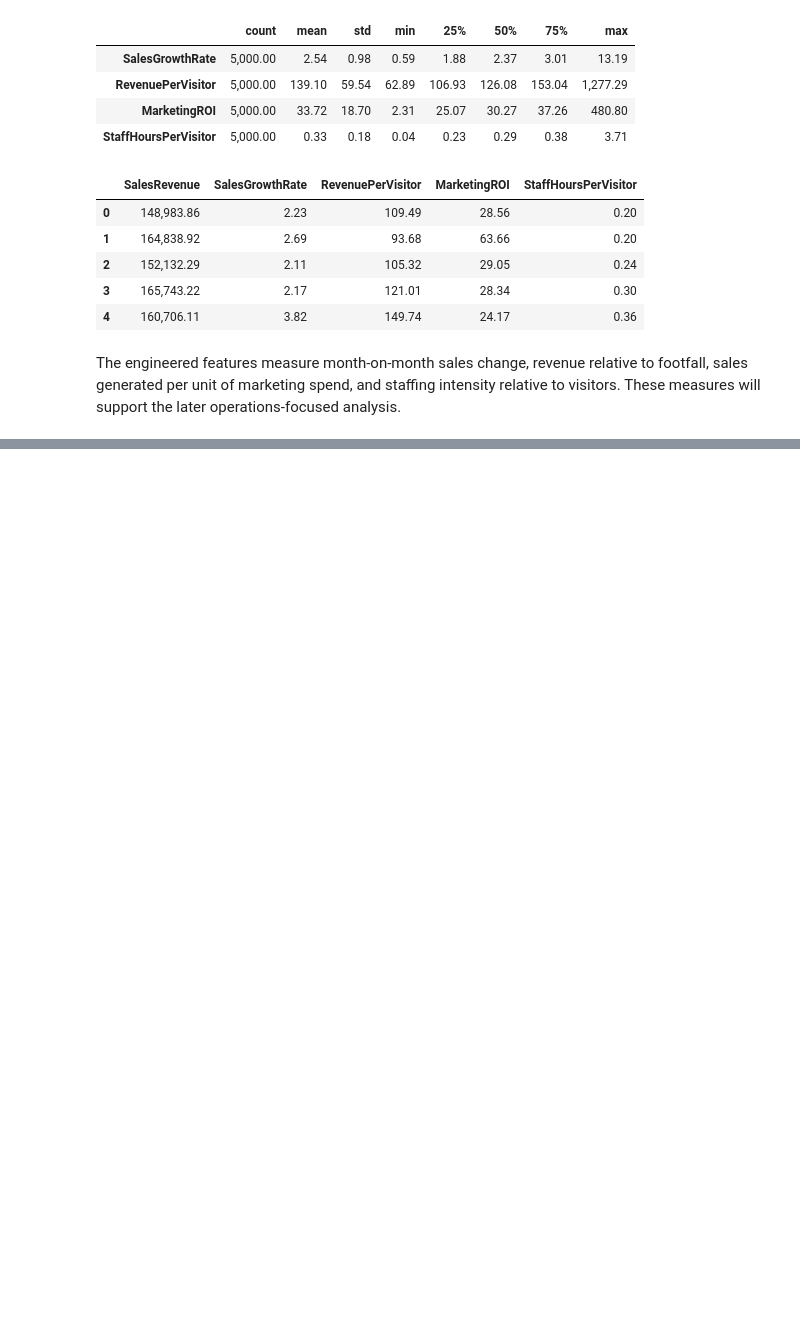
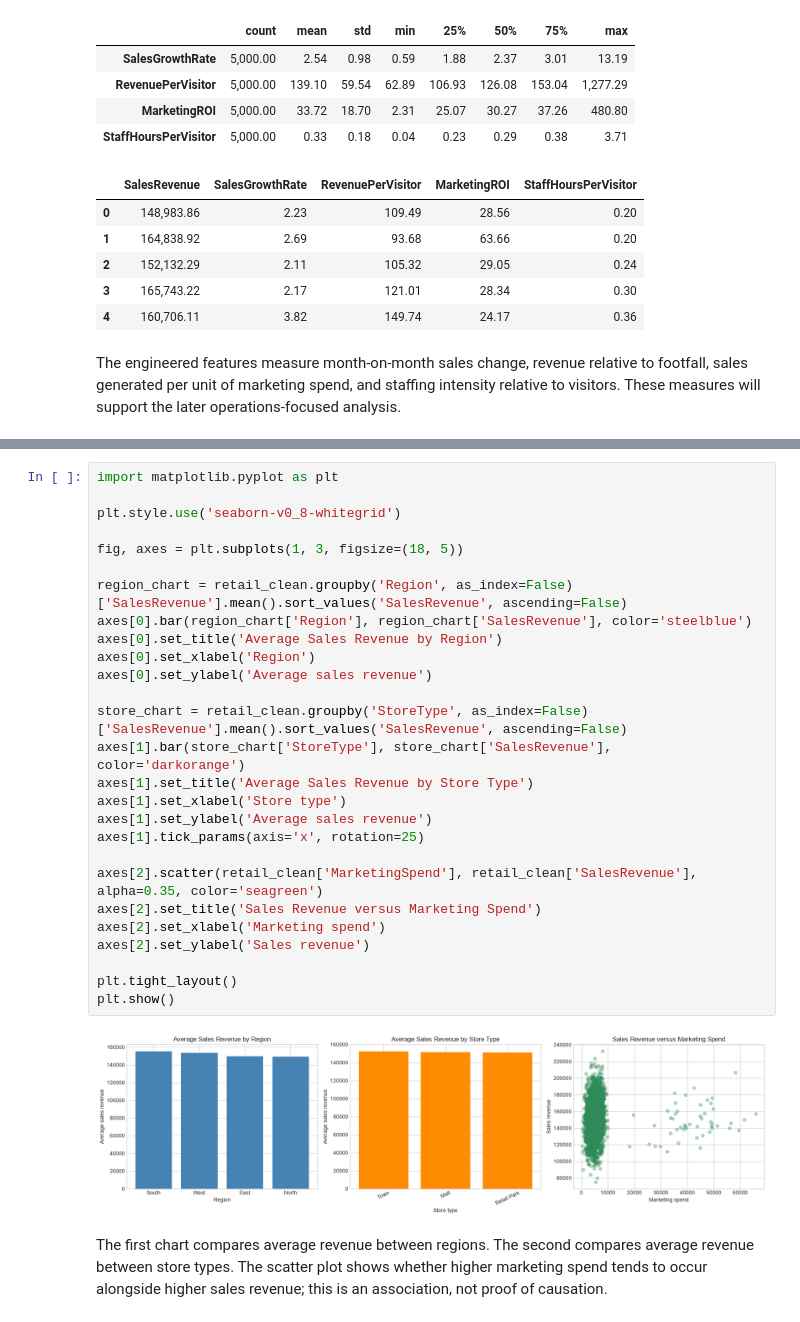
Before and after one commit to PaulaEleni05/CA1-Business-Analytics, a Jupyter notebook: CA1_Analysis.ipynb, the cells around one changed output, grey strips where cells are left out. Drawn from its saved outputs; the diff is of its cells as text; blank space fills up the shorter version.

Commit message:
Complete Task 1 retail performance analysis

```diff
--- a/CA1_Analysis.ipynb
+++ b/CA1_Analysis.ipynb
@@ -232,0 +362,31 @@ The engineered features measure month-on-month sales change, revenue relative to
+# %%
+import matplotlib.pyplot as plt
+
+plt.style.use('seaborn-v0_8-whitegrid')
+
+fig, axes = plt.subplots(1, 3, figsize=(18, 5))
+
+region_chart = retail_clean.groupby('Region', as_index=False)['SalesRevenue'].mean().sort_values('SalesRevenue', ascending=False)
+axes[0].bar(region_chart['Region'], region_chart['SalesRevenue'], color='steelblue')
+axes[0].set_title('Average Sales Revenue by Region')
+axes[0].set_xlabel('Region')
+axes[0].set_ylabel('Average sales revenue')
+
+store_chart = retail_clean.groupby('StoreType', as_index=False)['SalesRevenue'].mean().sort_values('SalesRevenue', ascending=False)
+axes[1].bar(store_chart['StoreType'], store_chart['SalesRevenue'], color='darkorange')
+axes[1].set_title('Average Sales Revenue by Store Type')
+axes[1].set_xlabel('Store type')
+axes[1].set_ylabel('Average sales revenue')
+axes[1].tick_params(axis='x', rotation=25)
+
+axes[2].scatter(retail_clean['MarketingSpend'], retail_clean['SalesRevenue'], alpha=0.35, color='seagreen')
+axes[2].set_title('Sales Revenue versus Marketing Spend')
+axes[2].set_xlabel('Marketing spend')
+axes[2].set_ylabel('Sales revenue')
+
+plt.tight_layout()
+plt.show()
+# %% [output]
+[figure, added]
+# %% [markdown]
+The first chart compares average revenue between regions. The second compares average revenue between store types. The scatter plot shows whether higher marketing spend tends to occur alongside higher sales revenue; this is an association, not proof of causation.
```
Also changed, not shown: parts of 14 cells of this notebook.
